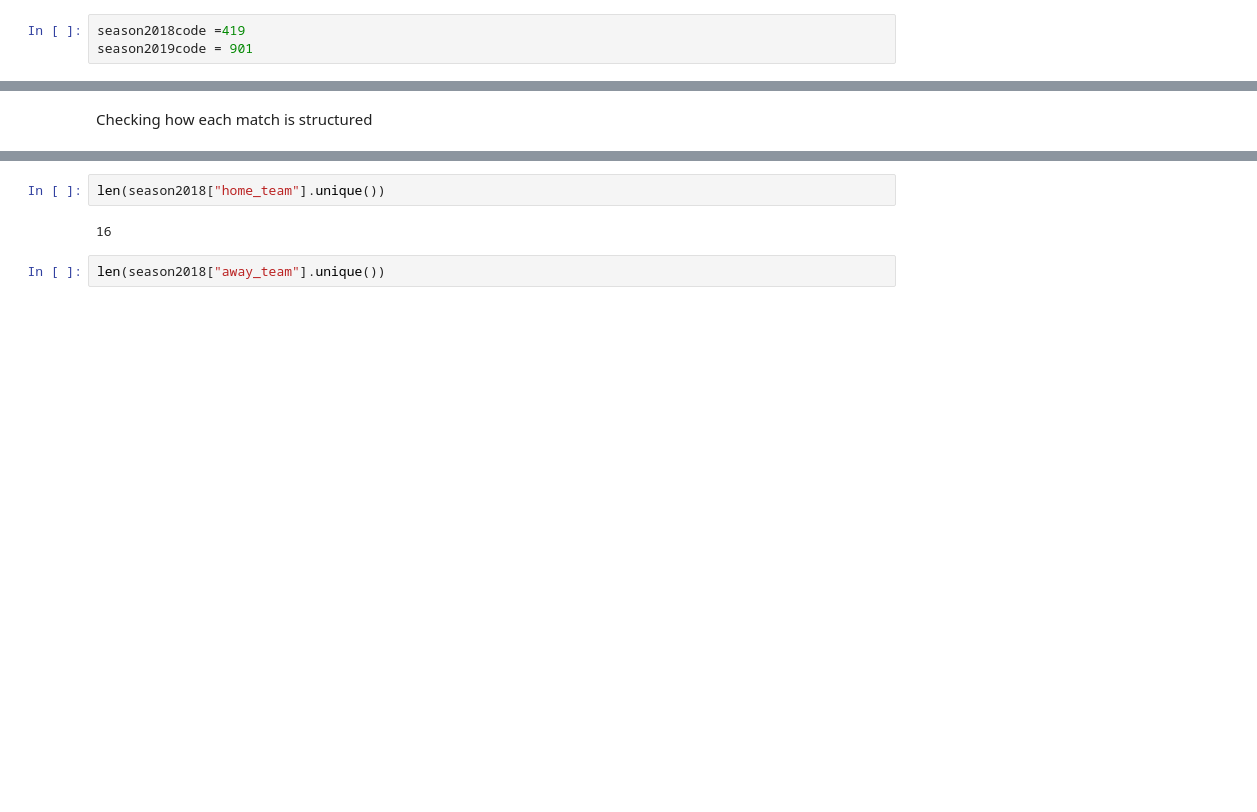
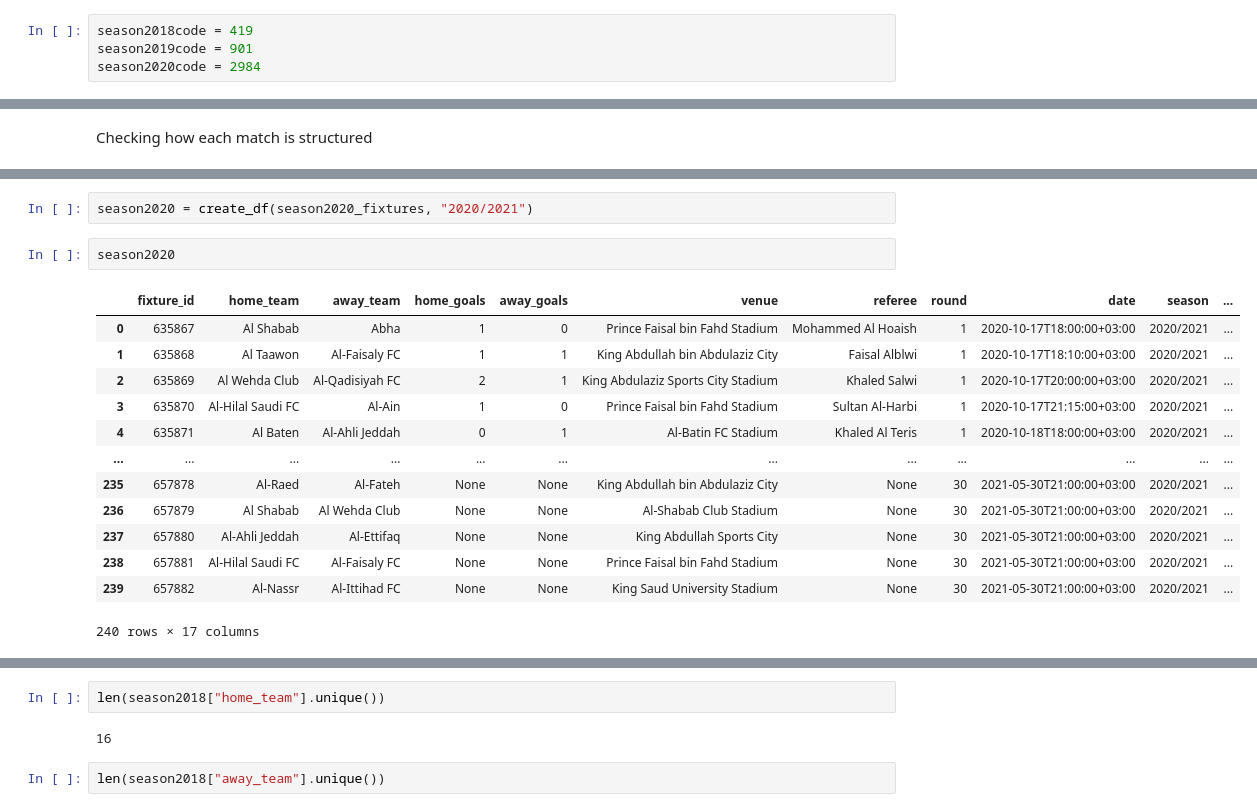
Before and after one commit to Link20222/SaudiLeague, a Jupyter notebook: Data Collection.ipynb, the cells around one changed output, grey strips where cells are left out. Drawn from its saved outputs; the diff is of its cells as text; blank space fills up the shorter version.

```diff
--- a/Data Collection.ipynb
+++ b/Data Collection.ipynb
@@ -54,3 +58,4 @@ pprint.pprint(response.json())
 # %%
-season2018code =419
+season2018code = 419
 season2019code = 901
+season2020code = 2984
@@ -184,0 +363,18 @@ dtype: int64
+# %%
+season2020 = create_df(season2020_fixtures, "2020/2021")
+# %%
+season2020
+# %% [output]
+|  | fixture_id | home_team | away_team | home_goals | away_goals | venue | referee | round | date | season | ... |
+| 0 | 635867 | Al Shabab | Abha | 1 | 0 | Prince Faisal bin Fahd Stadium | Mohammed Al Hoaish | 1 | 2020-10-17T18:00:00+03:00 | 2020/2021 | ... |
+| 1 | 635868 | Al Taawon | Al-Faisaly FC | 1 | 1 | King Abdullah bin Abdulaziz City | Faisal Alblwi | 1 | 2020-10-17T18:10:00+03:00 | 2020/2021 | ... |
+| 2 | 635869 | Al Wehda Club | Al-Qadisiyah FC | 2 | 1 | King Abdulaziz Sports City Stadium | Khaled Salwi | 1 | 2020-10-17T20:00:00+03:00 | 2020/2021 | ... |
+| 3 | 635870 | Al-Hilal Saudi FC | Al-Ain | 1 | 0 | Prince Faisal bin Fahd Stadium | Sultan Al-Harbi | 1 | 2020-10-17T21:15:00+03:00 | 2020/2021 | ... |
+| 4 | 635871 | Al Baten | Al-Ahli Jeddah | 0 | 1 | Al-Batin FC Stadium | Khaled Al Teris | 1 | 2020-10-18T18:00:00+03:00 | 2020/2021 | ... |
+| ... | ... | ... | ... | ... | ... | ... | ... | ... | ... | ... | ... |
+| 235 | 657878 | Al-Raed | Al-Fateh | None | None | King Abdullah bin Abdulaziz City | None | 30 | 2021-05-30T21:00:00+03:00 | 2020/2021 | ... |
+| 236 | 657879 | Al Shabab | Al Wehda Club | None | None | Al-Shabab Club Stadium | None | 30 | 2021-05-30T21:00:00+03:00 | 2020/2021 | ... |
+| 237 | 657880 | Al-Ahli Jeddah | Al-Ettifaq | None | None | King Abdullah Sports City | None | 30 | 2021-05-30T21:00:00+03:00 | 2020/2021 | ... |
+| 238 | 657881 | Al-Hilal Saudi FC | Al-Faisaly FC | None | None | Prince Faisal bin Fahd Stadium | None | 30 | 2021-05-30T21:00:00+03:00 | 2020/2021 | ... |
+| 239 | 657882 | Al-Nassr | Al-Ittihad FC | None | None | King Saud University Stadium | None | 30 | 2021-05-30T21:00:00+03:00 | 2020/2021 | ... |
+240 rows × 17 columns
```
Also changed, not shown: parts of 61 cells of this notebook, 2 other files.
